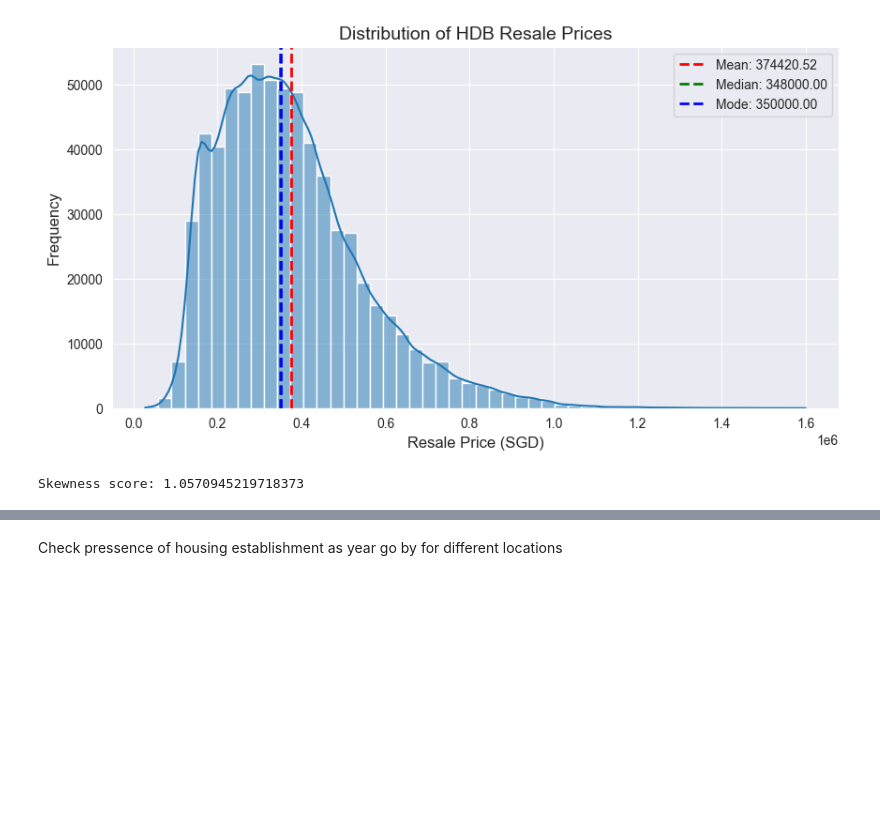
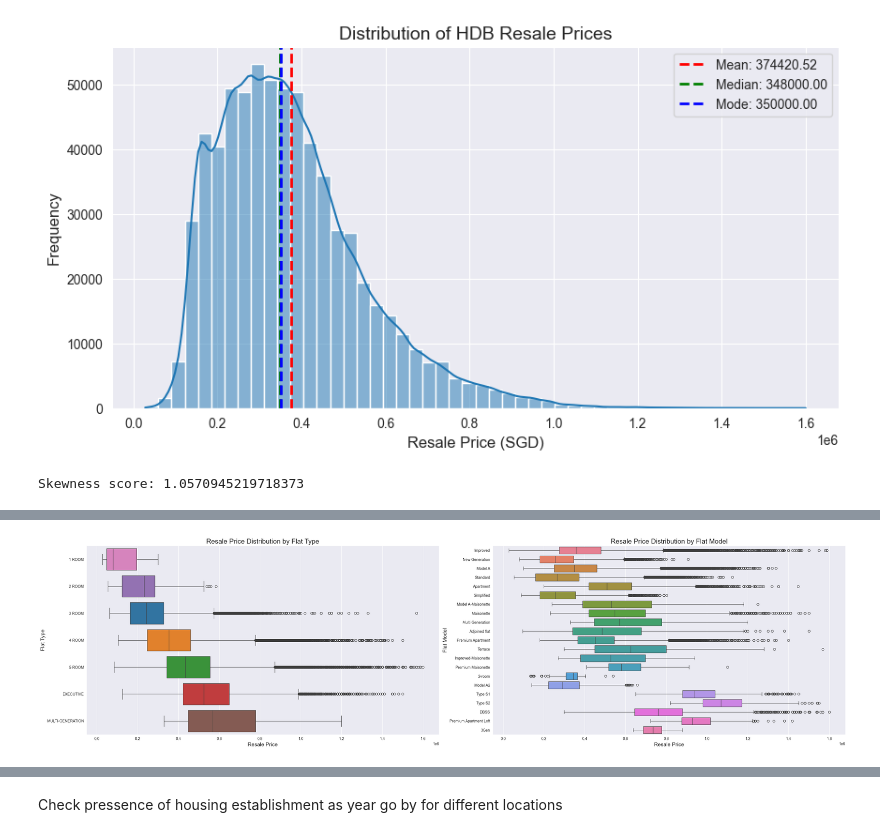
Before and after one commit to Tedyang2003/dsai-hdb-analysis, a Jupyter notebook: submission.ipynb, the cells around one changed output, grey strips where cells are left out. Cells and saved outputs as stored; diff of their text form; code cells hidden in the pictures; blank space fills up the shorter version.

```diff
--- a/submission.ipynb
+++ b/submission.ipynb
@@ -241,0 +796,21 @@ df.head()
+# %%
+fig, (ax1, ax2) = plt.subplots(1, 2, figsize=(30, 8))
+
+ordered_flat_types = ['1 ROOM', '2 ROOM', '3 ROOM', '4 ROOM', '5 ROOM', 'EXECUTIVE', 'MULTI-GENERATION']
+
+# Boxplot for resale price by flat type
+sns.boxplot(data=merged_df, x='resale_price', y='flat_type', hue='flat_type', order=ordered_flat_types, ax=ax1)
+ax1.set_title('Resale Price Distribution by Flat Type', fontsize=18)
+ax1.set_xlabel('Resale Price', fontsize=14)
+ax1.set_ylabel('Flat Type', fontsize=14)
+
+# Boxplot for resale price by flat model
+sns.boxplot(data=merged_df, x='resale_price', y='flat_model', hue='flat_model', ax=ax2)
+ax2.set_title('Resale Price Distribution by Flat Model', fontsize=18)
+ax2.set_xlabel('Resale Price', fontsize=14)
+ax2.set_ylabel('Flat Model', fontsize=14)
+
+plt.tight_layout()
+plt.show()
+# %% [output]
+[figure, added]
```
Also changed, not shown: parts of 92 cells of this notebook, 3 other files.
